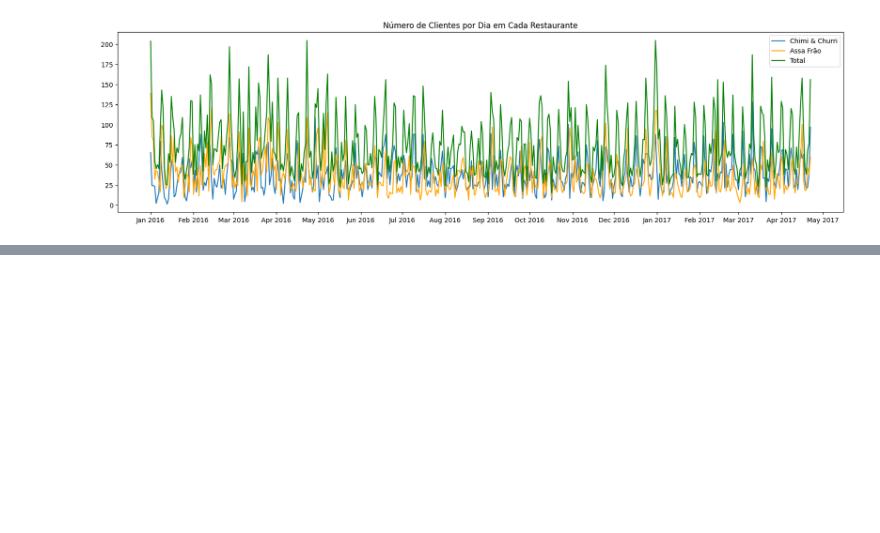
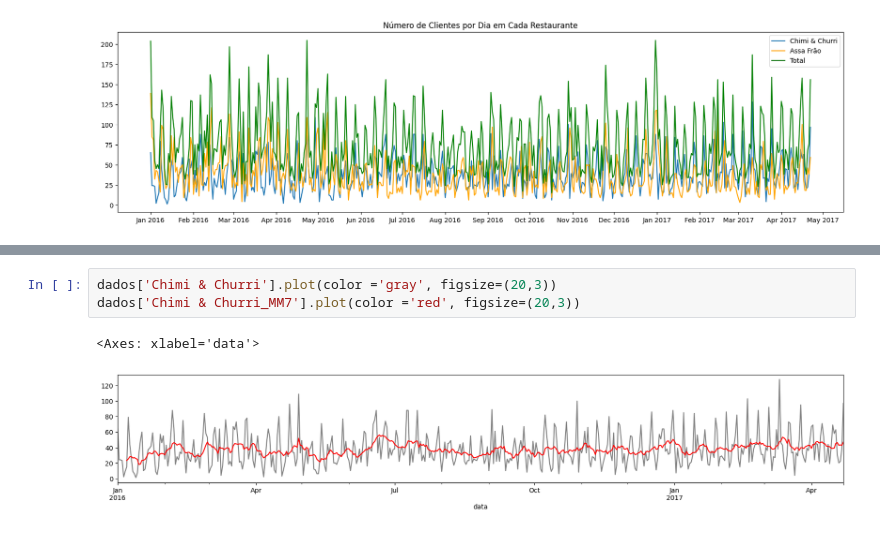
Before and after one commit to JCarapina/Estudos-praticos, a Jupyter notebook: arquivo.ipynb, the cells around one changed output, grey strips where cells are left out. Cells and saved outputs as stored; diff of their text form; blank space fills up the shorter version.

```diff
--- a/arquivo.ipynb
+++ b/arquivo.ipynb
@@ -229,0 +318,6 @@ plt.show()
+# %%
+dados['Chimi & Churri'].plot(color ='gray', figsize=(20,3))
+dados['Chimi & Churri_MM7'].plot(color ='red', figsize=(20,3))
+# %% [output]
+<Axes: xlabel='data'>
+[figure, added]
```
Also changed, not shown: parts of 16 cells of this notebook.
